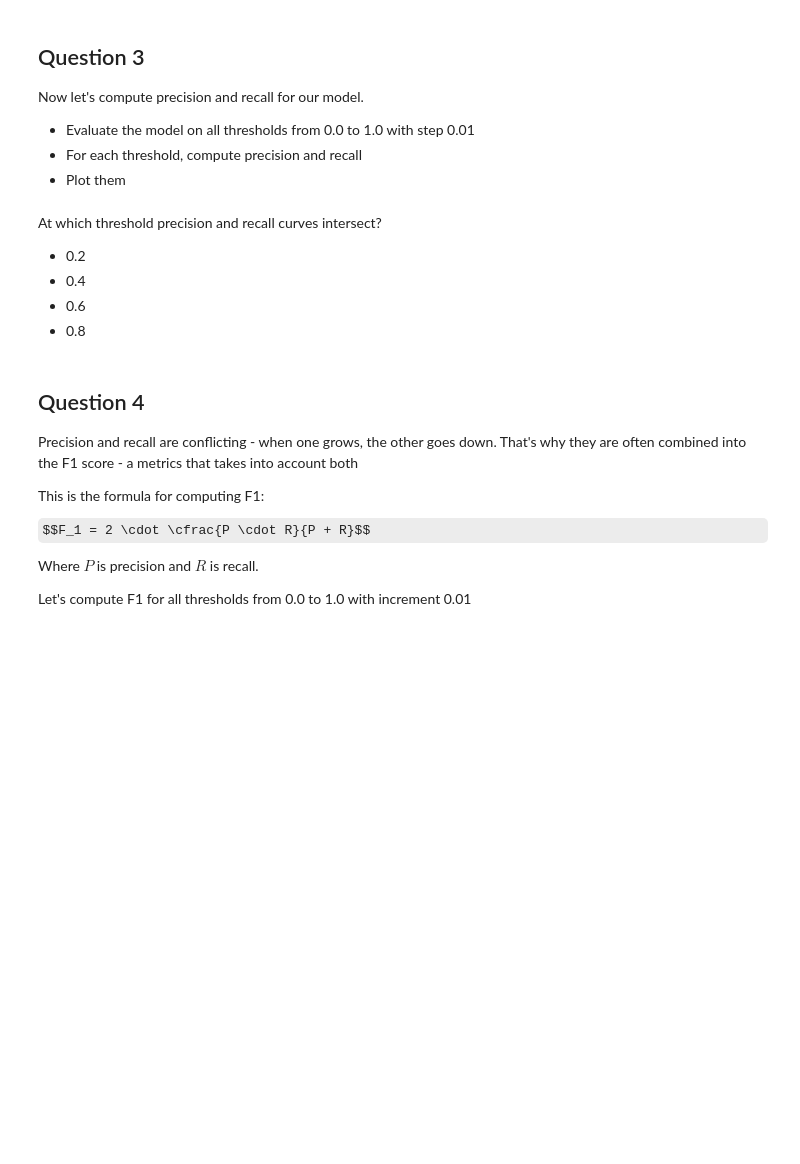
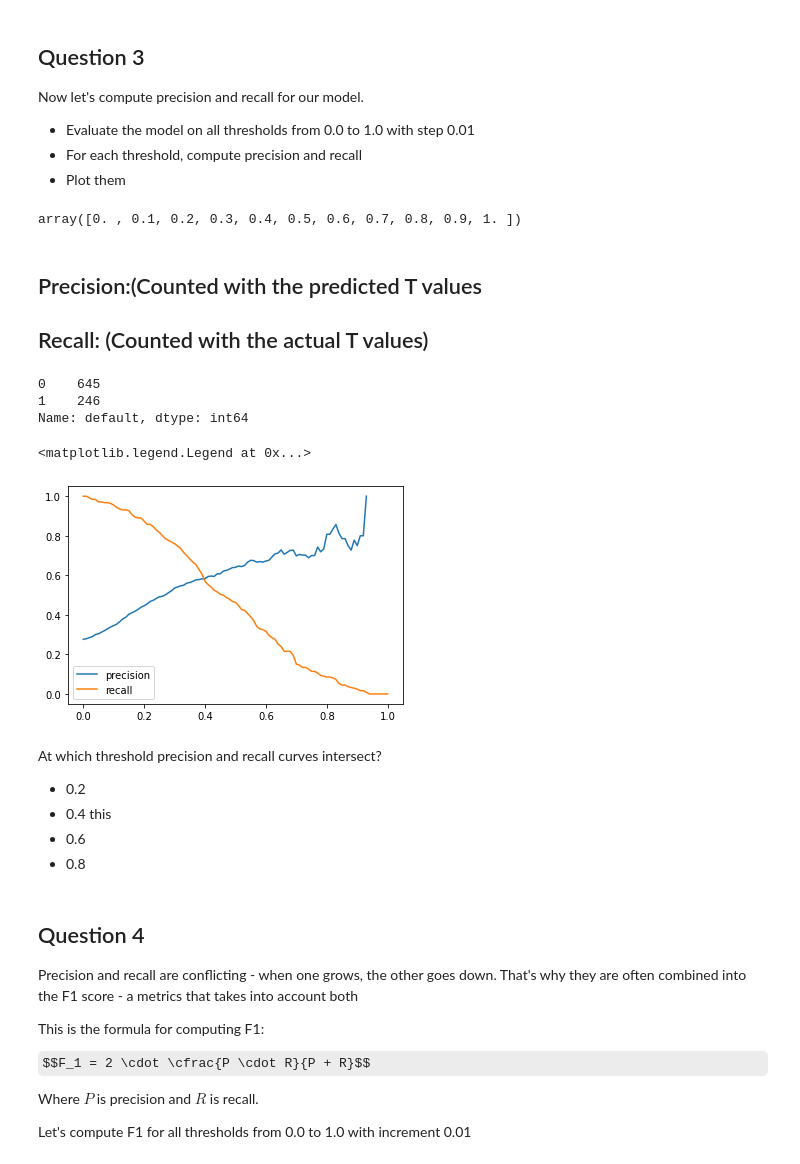
Before and after one commit to BountyHunter1999/Machine-Learning-Zoom-Camp, a Jupyter notebook: Homeworks/Homework #4.ipynb, the cells around one changed output. Saved outputs shown, nothing was run; the diff lists cells and outputs as text; code cells hidden in the pictures; some formulas as TeX source; blank space fills up the shorter version.

```diff
--- a/Homeworks/Homework #4.ipynb
+++ b/Homeworks/Homework #4.ipynb
@@ -349,8 +351,51 @@ Now let's compute precision and recall for our model.
+# %%
+thres = np.linspace(0,1,101)
+thres[::10]
+# %% [output]
+array([0. , 0.1, 0.2, 0.3, 0.4, 0.5, 0.6, 0.7, 0.8, 0.9, 1. ])
+# %% [markdown]
+## Precision:(Counted with the predicted T values
+## Recall: (Counted with the actual T values)
+# %%
+y_val.value_counts()
+# %% [output]
+0    645
+1    246
+Name: default, dtype: int64
+# %%
+actual_positive = (y_val == 1)
+actual_negative = (y_val == 0)
+# %%
+scores = []
+for t in thres:
+  pred_positive = (y_pred >= t)
+  pred_negative = (y_pred < t)
+
+  tp = (actual_positive & pred_positive).sum()
+  tn = (actual_negative & pred_negative).sum()
+
+  fp = (actual_negative & pred_positive).sum()
+  fn = (actual_positive & pred_negative).sum()
+
+  scores.append([t, tp, fp, fn, tn])
+# %%
+columns = ['threshold',  "tp", "fp", "fn", "tn"]
+df_scores = pd.DataFrame(scores, columns=columns)
+
+df_scores["precision"] = df_scores.tp / (df_scores.tp + df_scores.fp)
+df_scores["recall"] = df_scores.tp / (df_scores.tp + df_scores.fn)
+# %%
+plt.plot(df_scores.threshold, df_scores['precision'], label='precision')
+plt.plot(df_scores.threshold, df_scores['recall'], label='recall')
+plt.legend()
+# %% [output]
+<matplotlib.legend.Legend at 0x...>
+[figure, added]
 # %% [markdown]
 At which threshold precision and recall curves intersect?
 
 * 0.2
-* 0.4
+* 0.4 this
 * 0.6
 * 0.8
 # %% [markdown]
```
Also changed, not shown: parts of 4 cells of this notebook.
